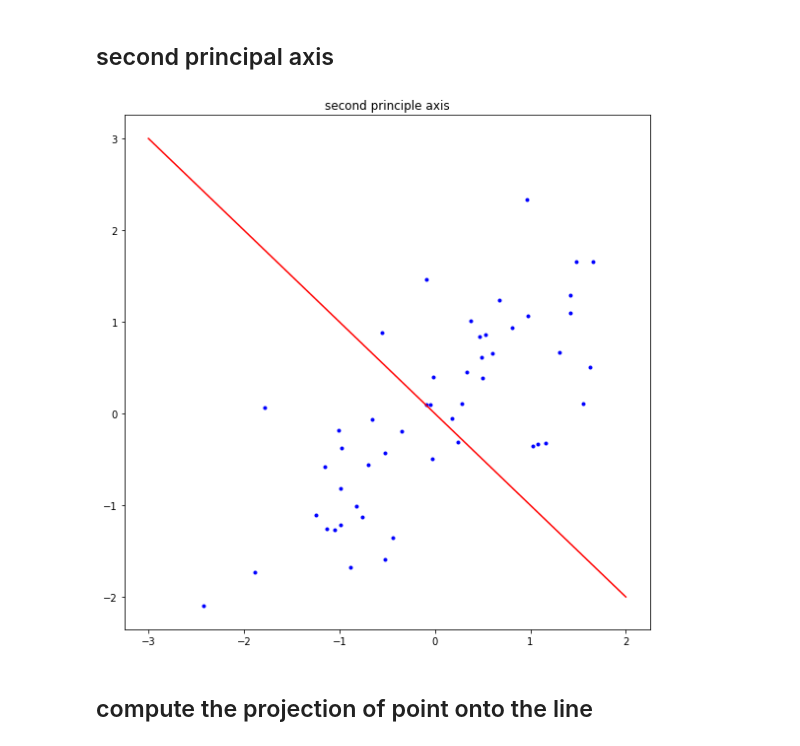
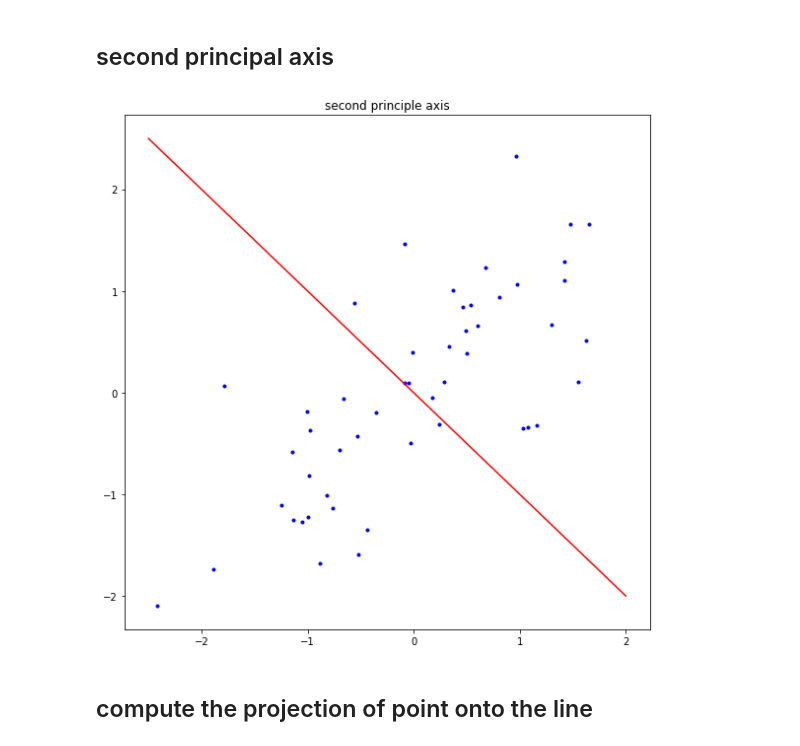
Before and after one commit to DancingGamza/Machine_learning, a Jupyter notebook: assignment_12.ipynb, the cells around one changed output. Drawn from its saved outputs; the diff is of its cells as text; code cells hidden in the pictures.

```diff
--- a/assignment_12.ipynb
+++ b/assignment_12.ipynb
@@ -155,29 +155,19 @@ plt.show()
 # %%
 plt.figure(figsize=(8,8))
 plt.title('second principle axis')
 
 plt.plot(x, y, '.', color = 'blue')
 
 n = feature.shape[0]
-xx = np.linspace(-3, 2, n)
+xx = np.linspace(-2.5, 2, n)
 yy = (eigen_vec[0,1]/eigen_vec[1,1]) * xx
 
 plt.plot(xx,yy,'-',color = 'red')
 
-'''projectedX2 = feature.dot(eigen_vec[:,1]).reshape(50,1)
-
-k = eigen_vec[:,1].reshape(1,2)
-L = projectedX2.dot(k)
-
-plt.plot(L[:,0],L[:,1], '-', color = 'red')'''
-
-
-
-
 plt.tight_layout()
 plt.show()
 # %% [output]
-[figure, old version]
+[figure, new version]
 # %% [markdown]
 ## compute the projection of point onto the line
 # %%
```
Also changed, not shown: parts of 4 cells of this notebook.
